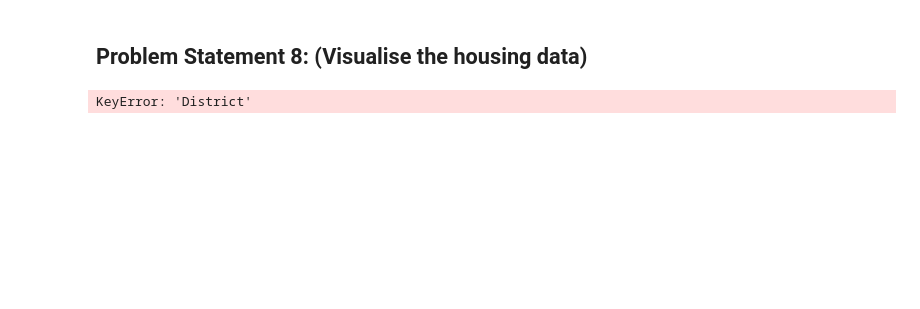
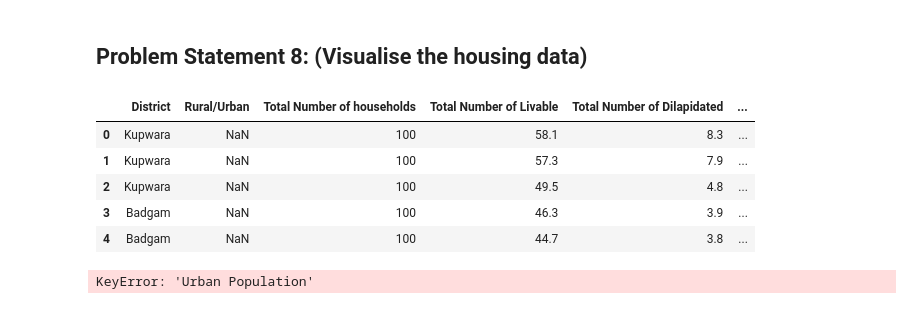
Before and after one commit to prathamchopra001/Healthcare-Data-Cleaning, a Jupyter notebook: DS - Python + SQL + ETL - Healthcare Census(new)/data_cleaning_7-9.ipynb, the cells around one changed output. Cells and saved outputs as stored; diff of their text form; code cells hidden in the pictures; blank space fills up the shorter version.

```diff
--- a/DS - Python + SQL + ETL - Healthcare Census(new)/data_cleaning_7-9.ipynb
+++ b/DS - Python + SQL + ETL - Healthcare Census(new)/data_cleaning_7-9.ipynb
@@ -69,8 +85,18 @@ merged_data.to_csv("Clean_Data/housing.csv", index=False)
 # %% [markdown]
 ## Problem Statement 8: (Visualise the housing data)
+# %%
+housing_data = pd.read_csv("Clean Data/housing.csv")
+housing_data.head(5)
+# %% [output]
+|  | District | Rural/Urban | Total Number of households | Total Number of Livable | Total Number of Dilapidated | ... |
+| 0 | Kupwara | NaN | 100 | 58.1 | 8.3 | ... |
+| 1 | Kupwara | NaN | 100 | 57.3 | 7.9 | ... |
+| 2 | Kupwara | NaN | 100 | 49.5 | 4.8 | ... |
+| 3 | Badgam | NaN | 100 | 46.3 | 3.9 | ... |
+| 4 | Badgam | NaN | 100 | 44.7 | 3.8 | ... |
 # %%
 states = housing_data['District'].unique()
-housing_data['Households_Per_100_People'] = (housing_data['Total Number of households'] / housing_data['Population']) * 100
+housing_data['Households_Per_100_People'] = (housing_data['Total Number of households'] / census_data['Population']) * 100
 
 housing_data['Percentage_Households_With_Toilet'] = (housing_data['Households_Urban_Toilet_Premise'] + housing_data['Households_Rural_Toilet_Premise']) / housing_data['Total Number of households'] * 100
 
@@ -100,4 +126,4 @@ plt.ylabel('Urban to rural population ratio')
 plt.xticks(rotation=45, ha='right')
 plt.show()
 # %% [output]
-KeyError: 'District'
+KeyError: 'Urban Population'
```
Also changed, not shown: parts of 5 cells of this notebook, 5 other files.
